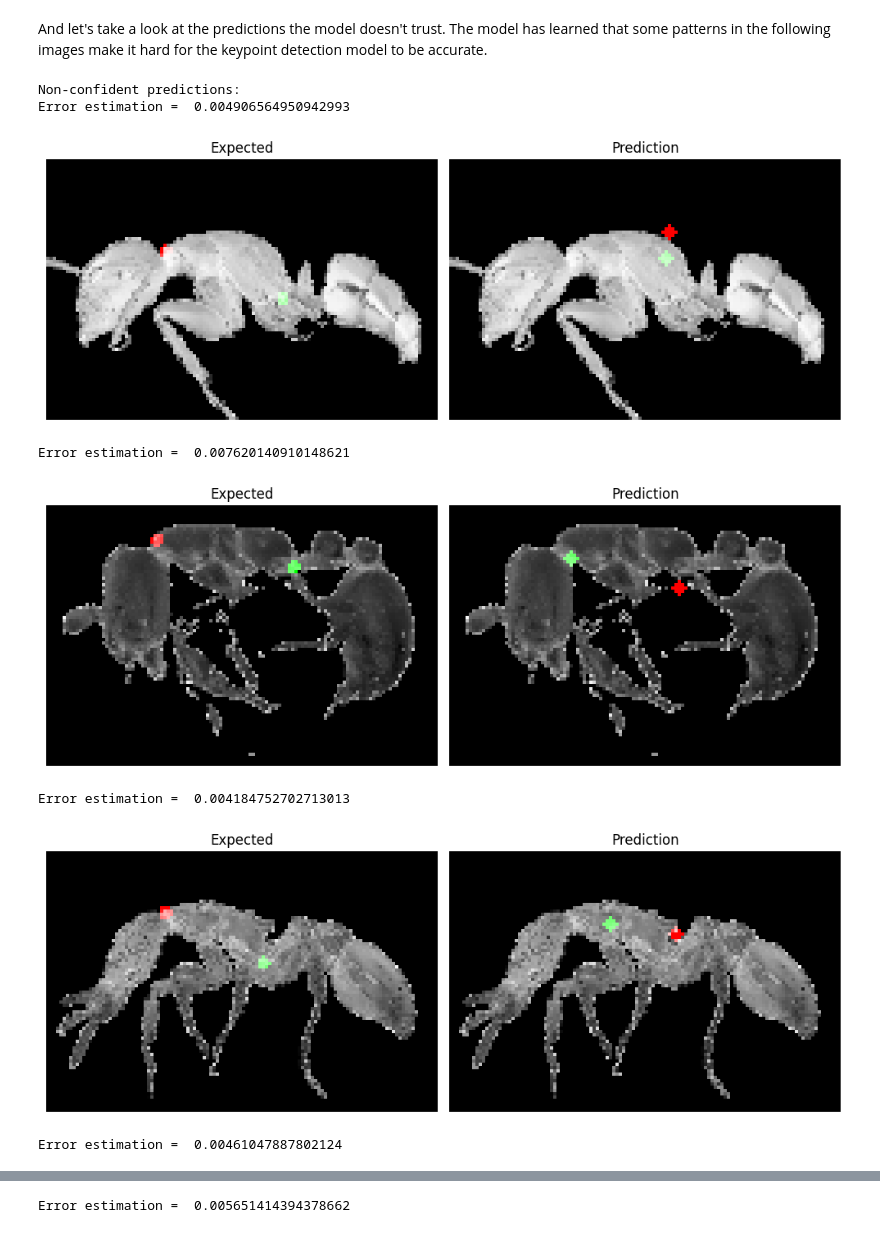
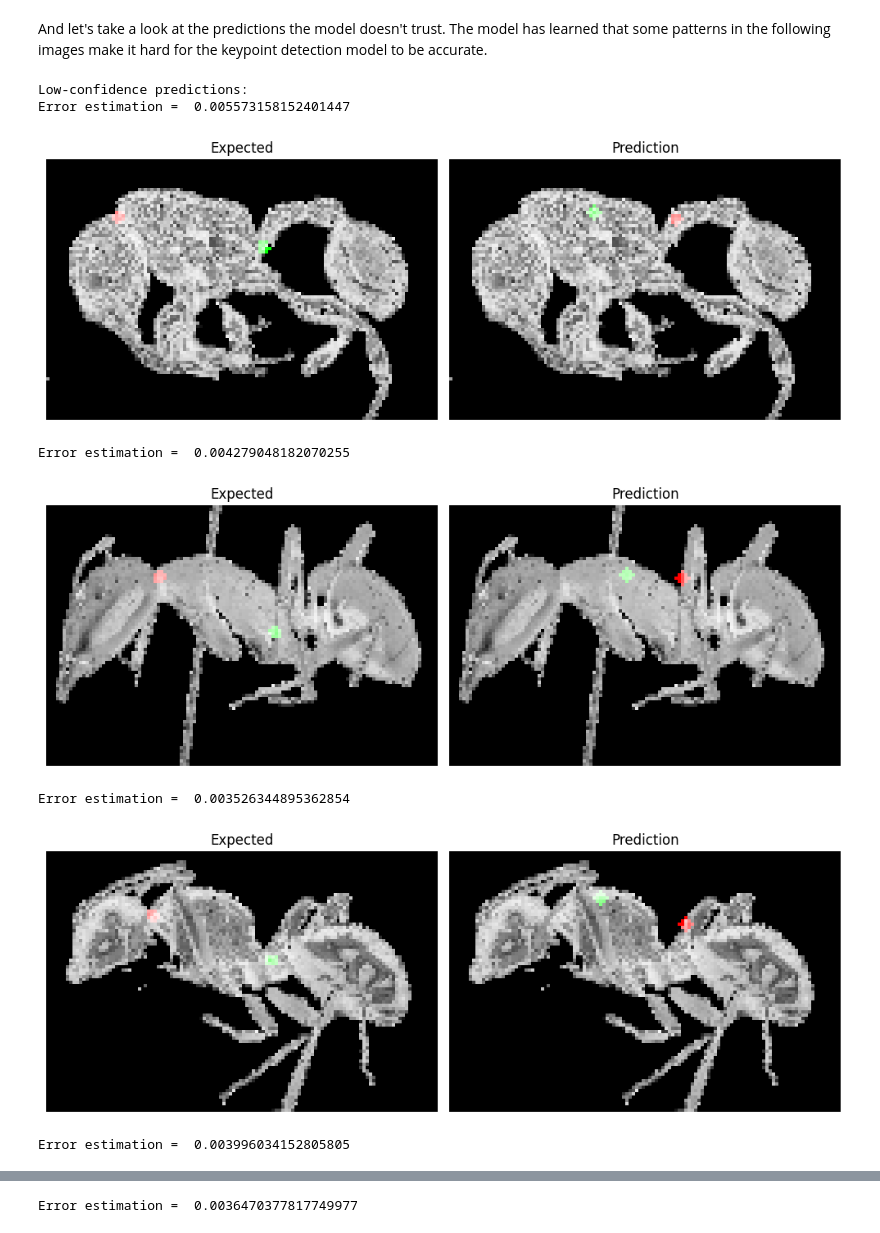
Before and after one commit to CS-433/ml-project-2-jmw, a Jupyter notebook: testing_models.ipynb, the cells around one changed output, grey strips where cells are left out. Cells and saved outputs as stored; diff of their text form; code cells hidden in the pictures.

```diff
--- a/testing_models.ipynb
+++ b/testing_models.ipynb
@@ -63,5 +63,5 @@ The KeypointDetection Model (KPD) takes images as inputs and learns to find the
 Note: we keep track and restore the best performing version on the test dataset to avoid overfitting
 """
 kpd_model = KeypointDetectionModel.KeypointDetectionModel().to(device)
-KeypointDetectionModel.train_kpd_model(kpd_model, train_data, test_data, 50, 100, 301)
+KeypointDetectionModel.train_kpd_model(kpd_model, train_data, test_data, 50, 480, 801)
 # %% [output]
@@ -83,6 +95,6 @@ kpd_model.eval()
 
 conf_model = ConfidenceModel.ConfidenceModel().to(device)
 # Warning: Some fixes needed, training is useless when using error normalization (would be desirable).
-# Also, training is super unpredictable, loss fluctuates and doesn't descend much, is super sen
-ConfidenceModel.train_conf_model(conf_model, kpd_model, train_data, test_data, 100, 400, 61, feedback_rate=10, normalize_errors=False, initial_lr=1e-6, lr_decay=0.97)
+# Also, training is super unpredictable, loss fluctuates and doesn't descend much, is super sensitive to hyperparams... => needs work
+ConfidenceModel.train_conf_model(conf_model, kpd_model, train_data, test_data, 500, 480, 61, feedback_rate=10, normalize_errors=False, initial_lr=1e-6, lr_decay=0.97)
 # %% [output]
@@ -120,14 +131,14 @@ Error estimation =  0.0007206350564956665
 # %% [markdown]
 And let's take a look at the predictions the model doesn't trust. The model has learned that some patterns in the following images make it hard for the keypoint detection model to be accurate.
 # %%
-print("Non-confident predictions:")
-KeypointDetectionModel.plot_model_prediction(kpd_model, test_data, 50, conf_model = conf_model, error_estimation_interval= [0.004, 1],augment_images=False, device="mps")
+print("Low-confidence predictions:")
+KeypointDetectionModel.plot_model_prediction(kpd_model, test_data, 50, conf_model = conf_model, error_estimation_interval= [0.0035, 1],augment_images=False, device="mps")
 # %% [output]
-Non-confident predictions:
-Error estimation =  0.004906564950942993
+Low-confidence predictions:
+Error estimation =  0.005573158152401447
-[figure, old version]
+[figure, new version]
-Error estimation =  0.007620140910148621
+Error estimation =  0.004279048182070255
-[figure, old version]
+[figure, new version]
-Error estimation =  0.004184752702713013
+Error estimation =  0.003526344895362854
-[figure, old version]
+[figure, new version]
-Error estimation =  0.00461047887802124
+Error estimation =  0.003996034152805805
@@ -135 +146 @@ Error estimation =  0.00461047887802124
-Error estimation =  0.005651414394378662
+Error estimation =  0.0036470377817749977
```
Also changed, not shown: parts of 5 cells of this notebook, 1 other file.
